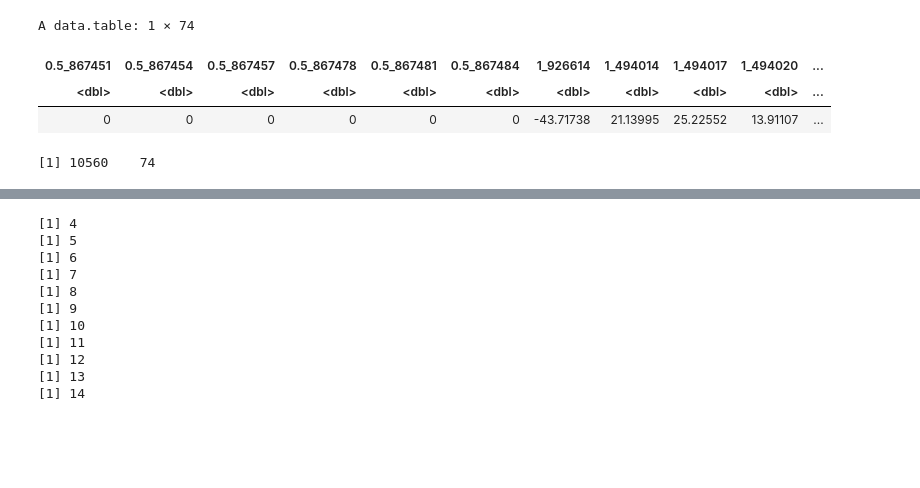
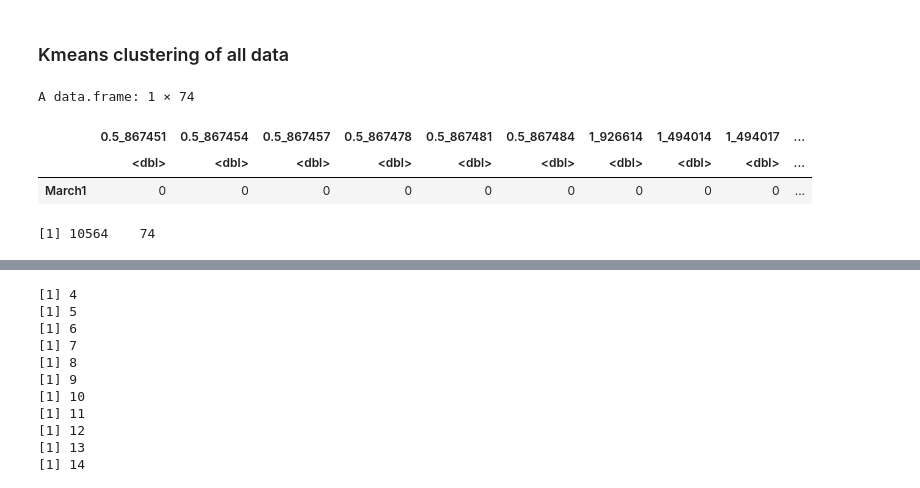
Before and after one commit to biomystery/covid-project, a Jupyter notebook: notebooks/02.clustering.ipynb, the cells around one changed output, grey strips where cells are left out. Cells and saved outputs as stored; diff of their text form; code cells hidden in the pictures; blank space fills up the shorter version.

```diff
--- a/notebooks/02.clustering.ipynb
+++ b/notebooks/02.clustering.ipynb
@@ -8,13 +8,15 @@ suppressMessages(require(tidyverse))
 suppressMessages(require(data.table))
 require(ClusterR)
 require(pracma)
+# %% [markdown]
+### Kmeans clustering of all data
 # %%
-(dat <- fread('../data_processed/plot_dat.csv')) %>% head(1)
+(dat <- fread('../data_processed/plot_dat.csv') %>%column_to_rownames('V1')) %>%  head(1)
 dat %>% dim
 # %% [output]
-A data.table: 1 × 74
+A data.frame: 1 × 74
-| 0.5_867451 | 0.5_867454 | 0.5_867457 | 0.5_867478 | 0.5_867481 | 0.5_867484 | 1_926614 | 1_494014 | 1_494017 | 1_494020 | ... |
-| <dbl> | <dbl> | <dbl> | <dbl> | <dbl> | <dbl> | <dbl> | <dbl> | <dbl> | <dbl> | ... |
-| 0 | 0 | 0 | 0 | 0 | 0 | -43.71738 | 21.13995 | 25.22552 | 13.91107 | ... |
+|  | 0.5_867451 | 0.5_867454 | 0.5_867457 | 0.5_867478 | 0.5_867481 | 0.5_867484 | 1_926614 | 1_494014 | 1_494017 | ... |
+|  | <dbl> | <dbl> | <dbl> | <dbl> | <dbl> | <dbl> | <dbl> | <dbl> | <dbl> | ... |
+| March1 | 0 | 0 | 0 | 0 | 0 | 0 | 0 | 0 | 0 | ... |
-[1] 10560    74
+[1] 10564    74
 # %%
```
Also changed, not shown: parts of 13 cells of this notebook, 1 other file.
